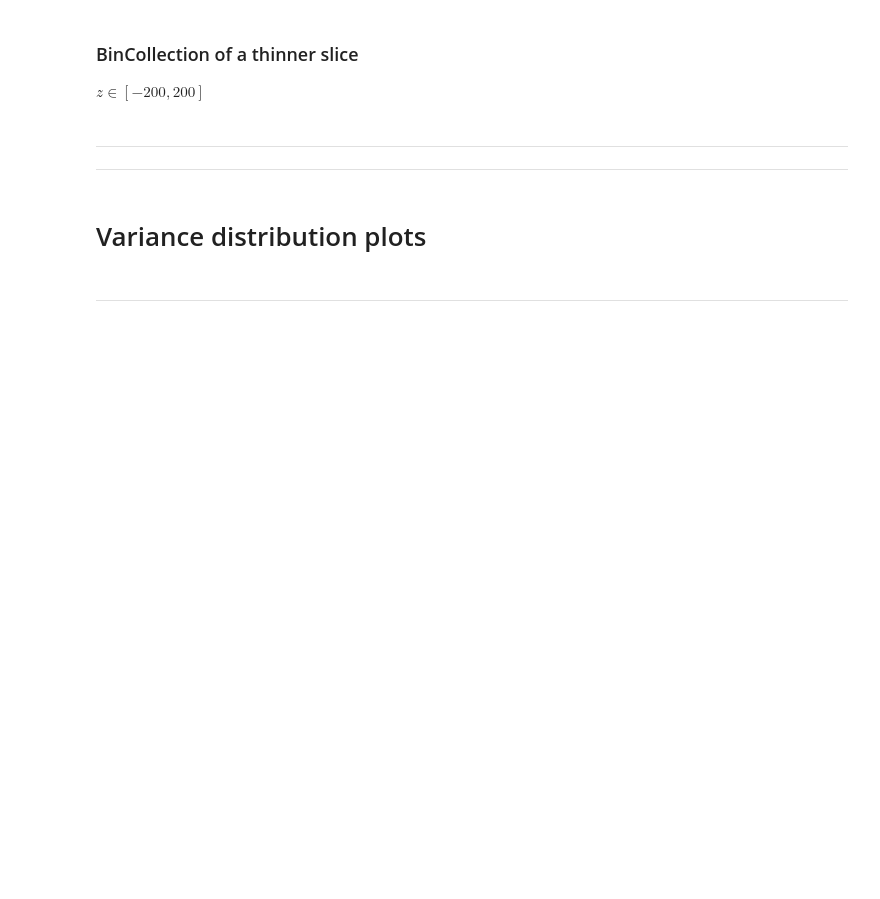
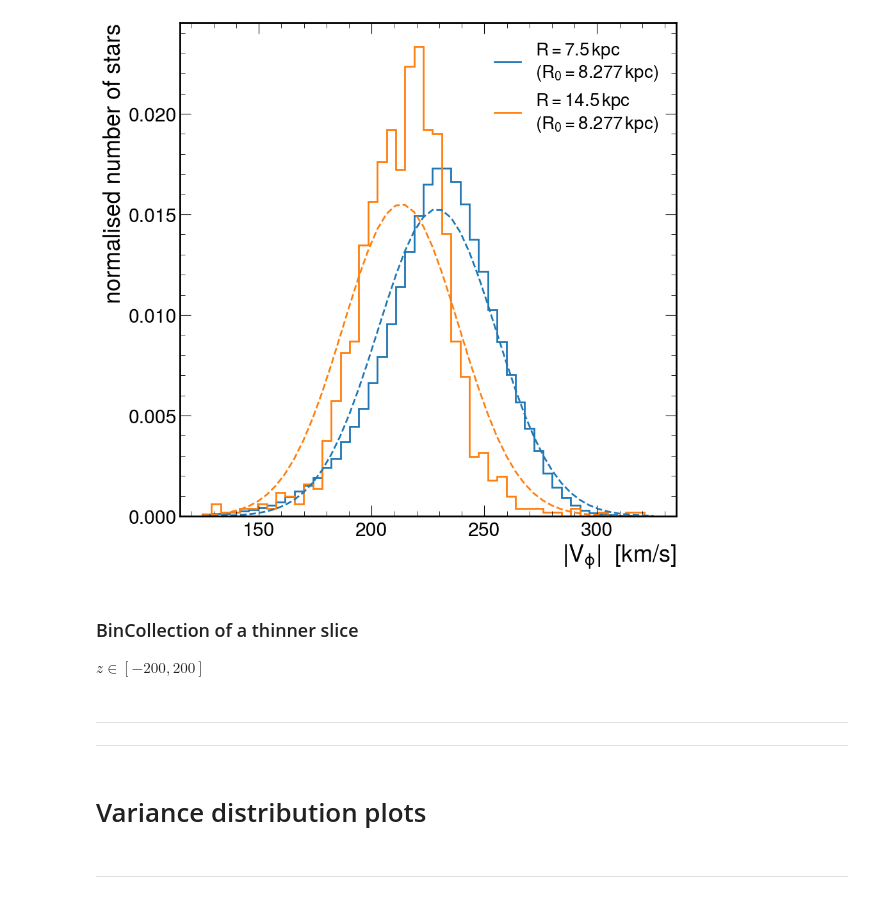
Before and after one commit to HEP-KBFI/gaia-tools, a Jupyter notebook: jupyter-notebook/Velocity_Distributions.ipynb, the cells around one changed output. Drawn from its saved outputs; the diff is of its cells as text; code cells hidden in the pictures; blank space fills up the shorter version.

Commit message:
new velocity distribution plot

```diff
--- a/jupyter-notebook/Velocity_Distributions.ipynb
+++ b/jupyter-notebook/Velocity_Distributions.ipynb
@@ -13,3 +25,4 @@ from import_functions import import_data
 # %%
 path = "/hdfs/local/sven/gaia_tools_data/gaia_rv_data_bayes.csv"
+path = '/home/svenpoder/DATA/Gaia_DR3/GaiaDR3_RV_RGB_fidelity.csv'
 data_icrs = import_data(path = path, debug = False)
@@ -15,0 +33,3 @@ data_icrs = import_data(path = path, debug = False)
+# %%
+r_est_error = (data_icrs.B_rpgeo - data_icrs.b_rpgeo)/2
+data_icrs['r_est_error'] = r_est_error
@@ -50,3 +143,65 @@ bin_collection = data_analysis.get_collapsed_bins(data = galcen_data,
+# %%
+r_min = 5000/8277
+r_max = 15000/8277
+
+# # Generate bins
+bin_collection = data_analysis.get_collapsed_bins(data = galcen_data,
+                                                    theta = r_0,
+                                                    BL_r_min = r_min,
+                                                    BL_r_max = r_max,
+                                                    BL_z_min = -200,
+                                                    BL_z_max = 200,
+                                                    N_bins = (10, 1),
+                                                    r_drift = True,
+                                                    debug = False)
+# %%
+import mplhep
+plt.style.use(mplhep.style.CMS)
+import boost_histogram
+
+prop_cycle = plt.rcParams['axes.prop_cycle']
+colors = prop_cycle.by_key()['color']
+
+bins = bin_collection.bins
+i_list = [np.random.randint(10, size=1)[0], 9]
+
+i_height = [0.9, 0.83, 0.76]
+fig, ax = plt.subplots(1, 1, figsize = (10, 10))
+
+for i_color, i in enumerate(i_list):
+
+    z_range = bins[i].z_boundaries
+    r_range = bins[i].r_boundaries
+
+    min_edge = 125
+    max_edge = 325
+    h0 = boost_histogram.Histogram(boost_histogram.axis.Variable(np.linspace(min_edge, max_edge, 50)))
+    h0.fill(np.abs(bins[i].data.v_phi))
+
+
+    r_loc = np.round(np.mean(bins[i].r_boundaries)*8277, 1)/1e3
+    mplhep.histplot(h0,
+                    histtype="step",
+                    ax=ax,
+                    yerr=False,
+                    lw=2,
+                    density=1,
+                    label=r"$R = {}\, kpc$".format(r_loc)+"\n"+r"($R_0 = 8.277 \, kpc$)")
+
+    # add a 'best fit' line
+    (mu, sigma) = norm.fit(np.abs(bins[i].data.v_phi))
+    bin_edges = h0.axes.edges[0]
+    y = norm.pdf(bin_edges, mu, sigma)
+    plt.plot(bin_edges, y, '--', linewidth=2, color=colors[i_color])
+
+plt.legend(loc=1, prop={'size': 20})
+
+#plt.title(r"$V_\phi}$ Distribution")
+plt.xlabel("$|{V_\phi}|}$  [km/s]")
+plt.ylabel("normalised number of stars")
+plt.savefig("vphi_dist.pdf", bbox_inches="tight")
+# %% [output]
+[figure, added]
 # %%
 bin_collection.GetMLEParameters()
 # %%
```
Also changed, not shown: parts of 7 cells of this notebook.
